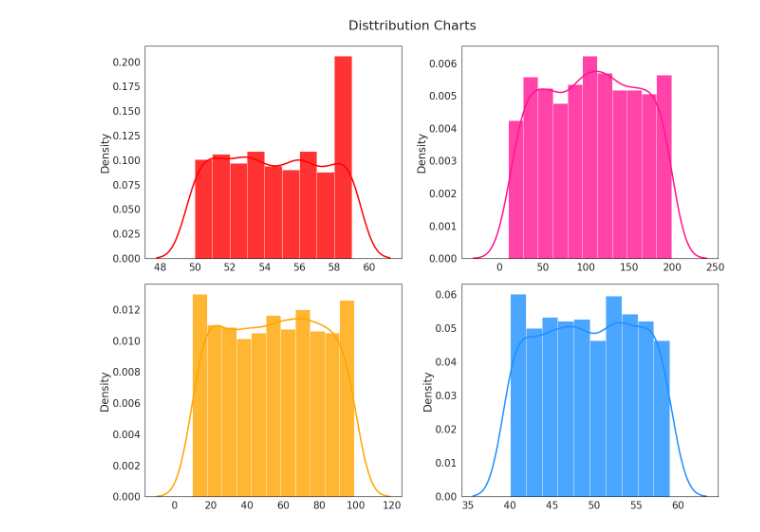
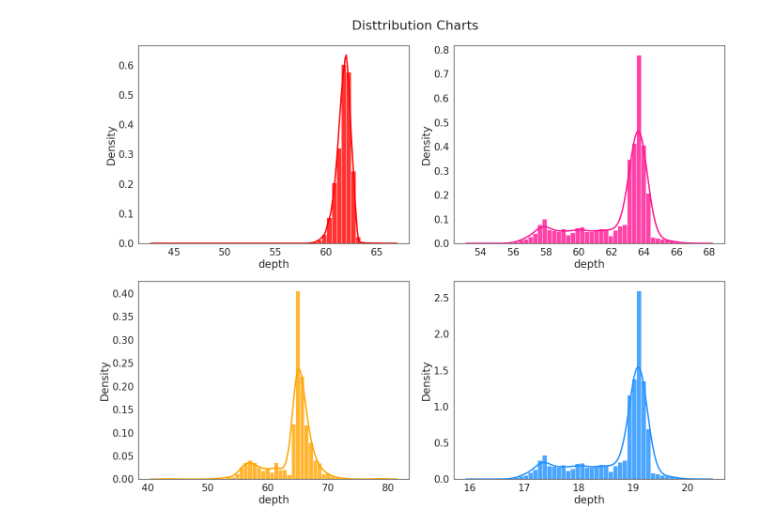
Before and after one commit to fatemehsrz/ToolKit_for_DataScience, a Jupyter notebook: multiple_distribution_charts.ipynb, the cells around one changed output. Cells and saved outputs as stored; diff of their text form; code cells hidden in the pictures.

```diff
--- a/multiple_distribution_charts.ipynb
+++ b/multiple_distribution_charts.ipynb
@@ -1,35 +1,35 @@
 # %%
 import seaborn as sns
 import pandas as pd
 import matplotlib.pyplot as plt
 import numpy as np
 
 
 sns.set(font_scale=1.9)
 sns.set_style("white")
 
-
-x1 = [np.random.randint(50,60) for i in range(1000)]
-x2 = [np.random.randint(10,100) for i in range(1000)]
-x3 = [np.random.randint(10,200) for i in range(1000)]
-x4 = [np.random.randint(40,60) for i in range(1000)]
+df = pd.read_csv('https://raw.githubusercontent.com/selva86/datasets/master/diamonds.csv')
+x1 = df.loc[df.cut=='Ideal', 'depth']
+x2 = df.loc[df.cut=='Fair', 'depth']
+x3 = df.loc[df.cut=='Good', 'depth']
+x4 = x3*0.3
 
 kwargs = dict(hist_kws={'alpha':.8}, kde_kws={'linewidth':3})
 
 fig, axes = plt.subplots(2, 2, figsize=(19, 15))
 
 fig.suptitle('Disttribution Charts')
 
 
 sns.distplot(a=x1, ax=axes[0, 0], color="red", label="Compact", **kwargs )
 sns.distplot(a=x3, ax=axes[0, 1], color="deeppink", label="minivan", **kwargs)
 sns.distplot(a=x2, ax=axes[1, 0], color="orange", label="SUV", **kwargs)
 sns.distplot(a=x4, ax=axes[1, 1], color="dodgerblue", label="SUZ", **kwargs)
 
 
 fig.tight_layout()
 plt.savefig('distchart.png')
 
 plt.show()
 # %% [output]
-[figure, old version]
+[figure, new version]
```
Also changed, not shown: parts of 1 cell of this notebook, 2 other files.
